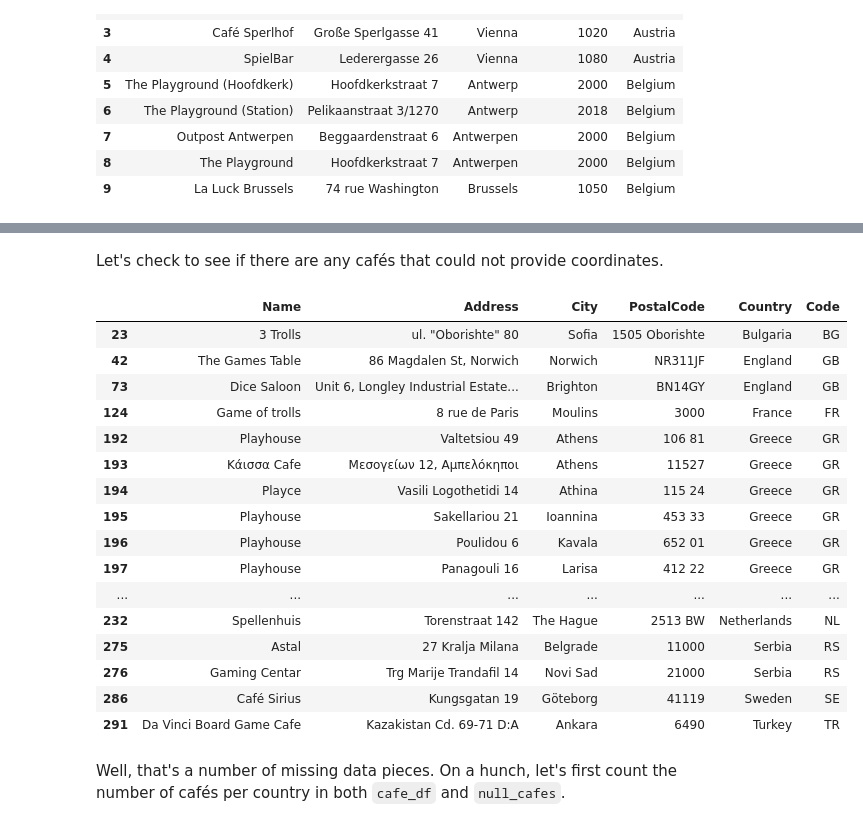
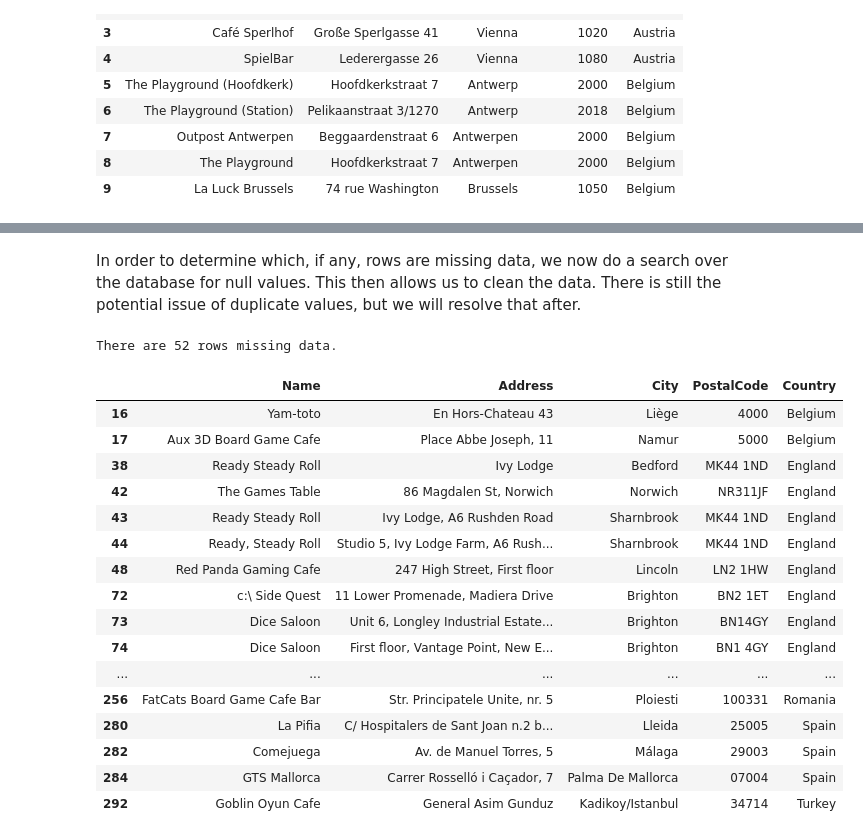
Before and after one commit to kossick/Coursera_Capstone, a Jupyter notebook: Meeple_scrape.ipynb, the cells around one changed output, grey strips where cells are left out. Saved outputs shown, nothing was run; the diff lists cells and outputs as text; code cells hidden in the pictures.

Commit message:
Cleaned Meeple_scrape and updated cafe_addresses with latlong data

```diff
--- a/Meeple_scrape.ipynb
+++ b/Meeple_scrape.ipynb
@@ -52,0 +59,3 @@ cafe_list = []
+# %%
+with open('Worldwide_Board_Game_Cafe_List.kml','r') as f:
+    doc = parser.parse(f).getroot().Document.Folder
@@ -53,5 +69,5 @@ cafe_list = []
 # %%
-for e in doc.Document.findall('.//{http://www.opengis.net/kml/2.2}Placemark'):
+for e in doc.Placemark:
     cafe_dict = dict()
     if e.ExtendedData.Data[5].value in eu_countries:
         cafe_dict = {
@@ -131,3 +99,0 @@ code_df.sort_index()
-# %%
-cafe_df = cafe_df.merge(code_df, how='left', on='Country')
-cafe_df.head(10)
@@ -153 +110,8 @@ coord_list = []
+# %%
+def get_ll(row):
+    location = geolocator.geocode(f"{row[1]}, {row[3]} {row[2]}, {row[4]}")
+    try:
+        return [location.latitude, location.longitude]
+    except:
+        return [np.nan, np.nan]
 # %%
@@ -180,26 +135,26 @@ coord_df.head(10)
-# %% [markdown]
-Let's check to see if there are any cafés that could not provide coordinates.
+# %% [markdown]
+In order to determine which, if any, rows are missing data, we now do a search over the database for null values. This then allows us to clean the data. There is still the potential issue of duplicate values, but we will resolve that after.
 # %%
-null_idx = coord_df.index[coord_df['Latitude'].isnull()].tolist()
-null_cafes = cafe_df.iloc[null_idx]
-null_cafes
+null_idx = ll_df.index[ll_df['Latitude'].isnull()].tolist()
+print(f'There are {len(null_idx)} rows missing data.')
+
+cafe_df.loc[null_idx,:]
 # %% [output]
+There are 52 rows missing data.
-|  | Name | Address | City | PostalCode | Country | Code |
-| 23 | 3 Trolls | ul. "Oborishte" 80 | Sofia | 1505 Oborishte | Bulgaria | BG |
-| 42 | The Games Table | 86 Magdalen St, Norwich | Norwich | NR311JF | England | GB |
-| 73 | Dice Saloon | Unit 6, Longley Industrial Estate... | Brighton | BN14GY | England | GB |
-| 124 | Game of trolls | 8 rue de Paris | Moulins | 3000 | France | FR |
-| 192 | Playhouse | Valtetsiou 49 | Athens | 106 81 | Greece | GR |
-| 193 | Κάισσα Cafe | Μεσογείων 12, Αμπελόκηποι | Athens | 11527 | Greece | GR |
-| 194 | Playce | Vasili Logothetidi 14 | Athina | 115 24 | Greece | GR |
-| 195 | Playhouse | Sakellariou 21 | Ioannina | 453 33 | Greece | GR |
-| 196 | Playhouse | Poulidou 6 | Kavala | 652 01 | Greece | GR |
-| 197 | Playhouse | Panagouli 16 | Larisa | 412 22 | Greece | GR |
-| ... | ... | ... | ... | ... | ... | ... |
-| 232 | Spellenhuis | Torenstraat 142 | The Hague | 2513 BW | Netherlands | NL |
-| 275 | Astal | 27 Kralja Milana | Belgrade | 11000 | Serbia | RS |
-| 276 | Gaming Centar | Trg Marije Trandafil 14 | Novi Sad | 21000 | Serbia | RS |
-| 286 | Café Sirius | Kungsgatan 19 | Göteborg | 41119 | Sweden | SE |
-| 291 | Da Vinci Board Game Cafe | Kazakistan Cd. 69-71 D:A | Ankara | 6490 | Turkey | TR |
+|  | Name | Address | City | PostalCode | Country |
+| 16 | Yam-toto | En Hors-Chateau 43 | Liège | 4000 | Belgium |
+| 17 | Aux 3D Board Game Cafe | Place Abbe Joseph, 11 | Namur | 5000 | Belgium |
+| 38 | Ready Steady Roll | Ivy Lodge | Bedford | MK44 1ND | England |
+| 42 | The Games Table | 86 Magdalen St, Norwich | Norwich | NR311JF | England |
+| 43 | Ready Steady Roll | Ivy Lodge, A6 Rushden Road | Sharnbrook | MK44 1ND | England |
+| 44 | Ready, Steady Roll | Studio 5, Ivy Lodge Farm, A6 Rush... | Sharnbrook | MK44 1ND | England |
+| 48 | Red Panda Gaming Cafe | 247 High Street, First floor | Lincoln | LN2 1HW | England |
+| 72 | c:\ Side Quest | 11 Lower Promenade, Madiera Drive | Brighton | BN2 1ET | England |
+| 73 | Dice Saloon | Unit 6, Longley Industrial Estate... | Brighton | BN14GY | England |
+| 74 | Dice Saloon | First floor, Vantage Point, New E... | Brighton | BN1 4GY | England |
+| ... | ... | ... | ... | ... | ... |
+| 256 | FatCats Board Game Cafe Bar | Str. Principatele Unite, nr. 5 | Ploiesti | 100331 | Romania |
+| 280 | La Pifia | C/ Hospitalers de Sant Joan n.2 b... | Lleida | 25005 | Spain |
+| 282 | Comejuega | Av. de Manuel Torres, 5 | Málaga | 29003 | Spain |
+| 284 | GTS Mallorca | Carrer Rosselló i Caçador, 7 | Palma De Mallorca | 07004 | Spain |
+| 292 | Goblin Oyun Cafe | General Asim Gunduz | Kadikoy/Istanbul | 34714 | Turkey |
-# %% [markdown]
-Well, that's a number of missing data pieces. On a hunch, let's first count the number of cafés per country in both `cafe_df` and `null_cafes`.
```
Also changed, not shown: parts of 48 cells of this notebook, 1 other file.
